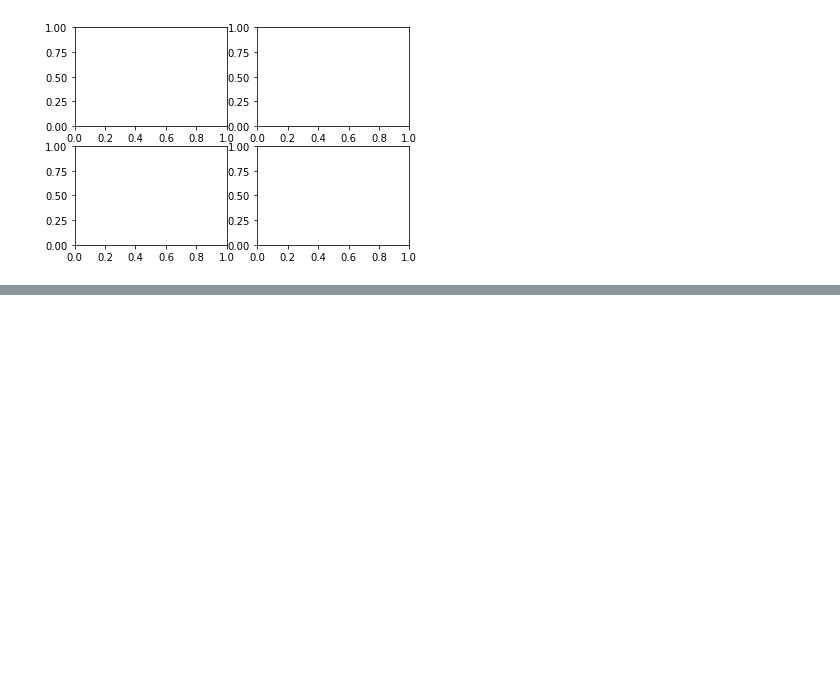
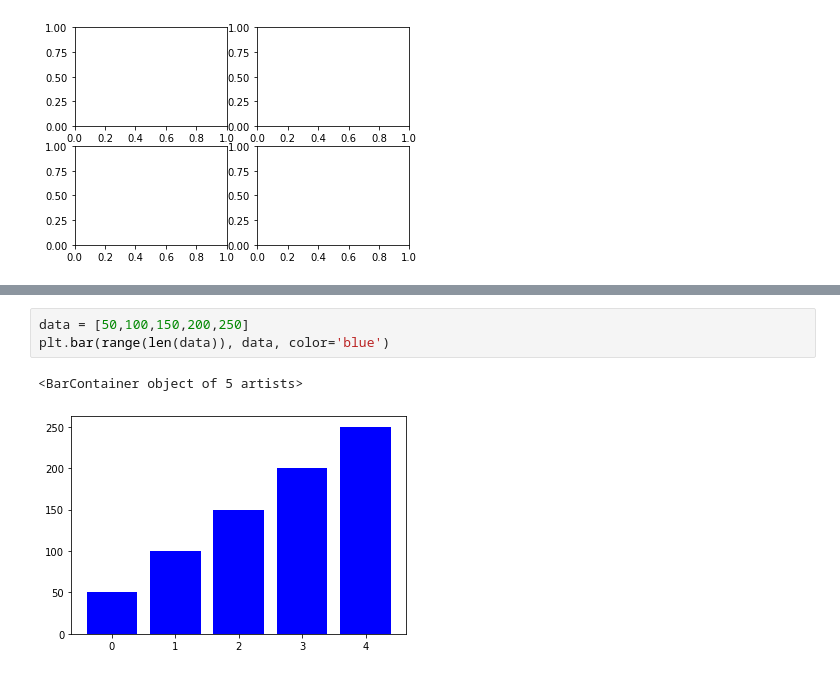
Before and after one commit to cholongbul/datavisualization, a Jupyter notebook: Matplotlib.ipynb, the cells around one changed output, grey strips where cells are left out. Drawn from its saved outputs; the diff is of its cells as text; blank space fills up the shorter version.

```diff
--- a/Matplotlib.ipynb
+++ b/Matplotlib.ipynb
@@ -15,0 +43,6 @@ fig, ax = plt.subplots(2,2)
+# %%
+data = [50,100,150,200,250]
+plt.bar(range(len(data)), data, color='blue')
+# %% [output]
+<BarContainer object of 5 artists>
+[figure, added]
```
Also changed, not shown: parts of 7 cells of this notebook.
